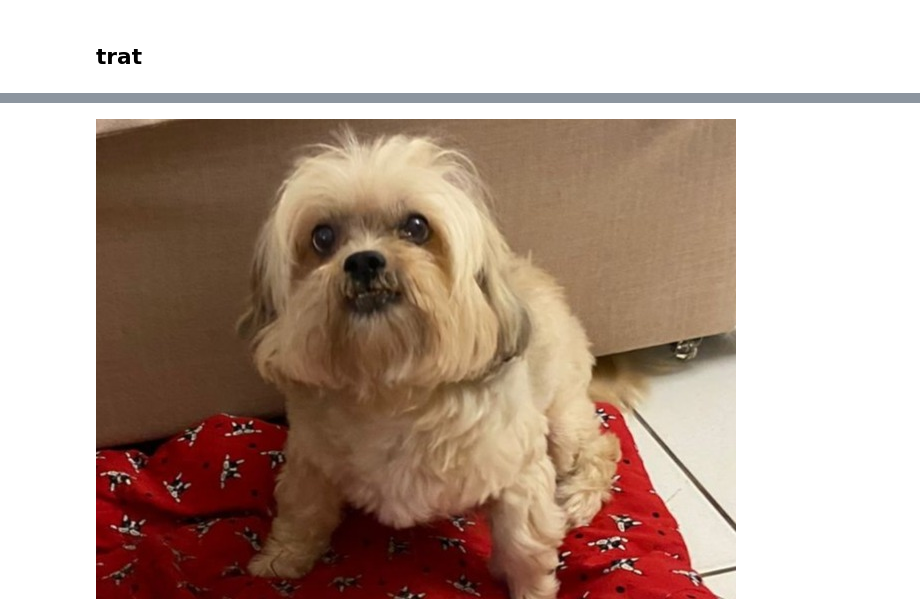
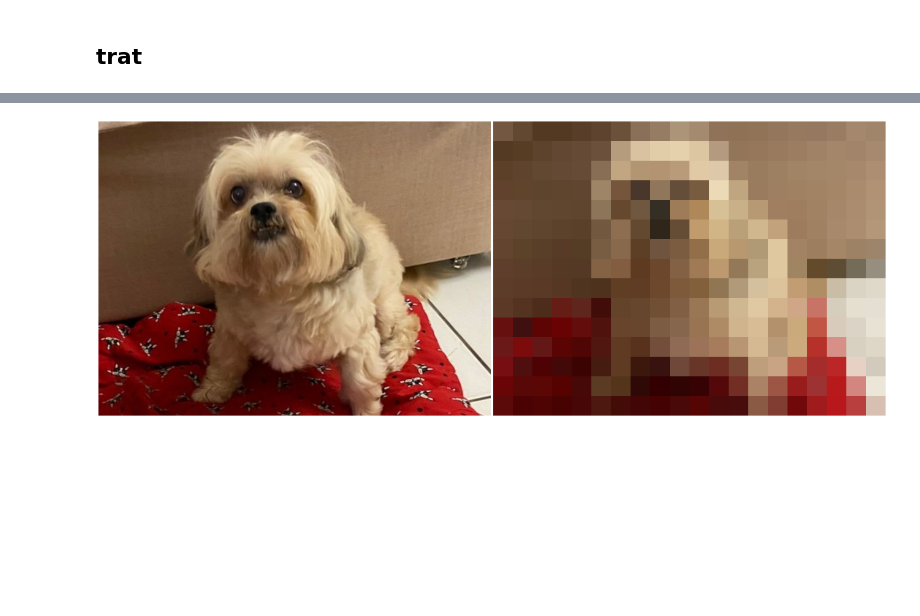
Before and after one commit to Viniks07/MovRecCNN, a Jupyter notebook: notebook/exibition.ipynb, the cells around one changed output, grey strips where cells are left out. Cells and saved outputs as stored; diff of their text form; code cells hidden in the pictures; blank space fills up the shorter version.

```diff
--- a/notebook/exibition.ipynb
+++ b/notebook/exibition.ipynb
@@ -17,4 +17,4 @@ from PIL import Image
 # %%
-Image.open(r'media\nina.png')
+Image.open(r'media/nina_downsample.png')
 # %% [output]
-[figure, old version]
+[figure, new version]
```
Also changed, not shown: parts of 1 cell of this notebook.
